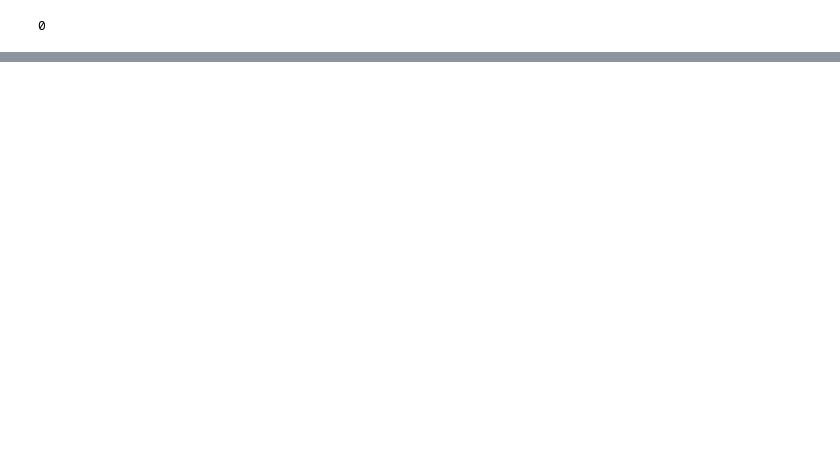
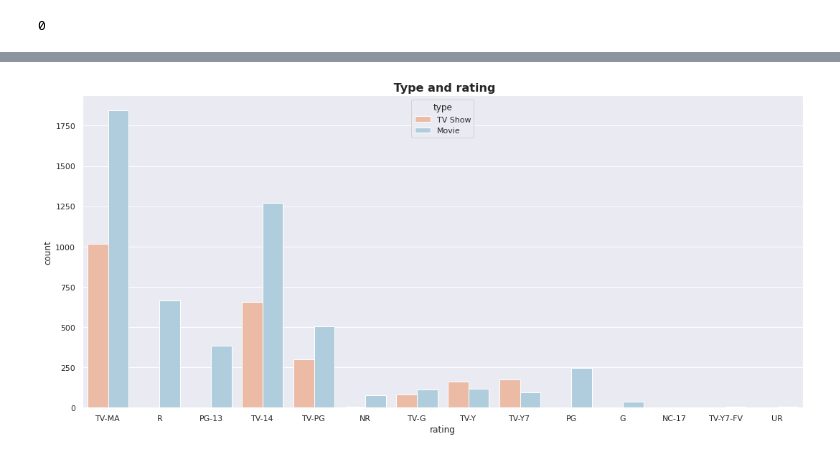
Before and after one commit to Mahima2208/Netflix_Movies_and_TVShows_Clustering, a Jupyter notebook: NETFLIX_MOVIES_AND_TV_SHOWS_CLUSTERING.ipynb, the cells around one changed output, grey strips where cells are left out. Saved outputs shown, nothing was run; the diff lists cells and outputs as text; code cells hidden in the pictures; blank space fills up the shorter version.

```diff
--- a/NETFLIX_MOVIES_AND_TV_SHOWS_CLUSTERING.ipynb
+++ b/NETFLIX_MOVIES_AND_TV_SHOWS_CLUSTERING.ipynb
@@ -258,0 +279,5 @@ netflix_df.head(5)
+# %%
+#Movie rating analysis
+plt.figure(figsize=(12,10))
+sns.set(style="darkgrid")
+ax = sns.countplot(x="rating", data=netflix_df, palette="RdBu", order=netflix_df['rating'].value_counts().index[0:15])
@@ -258,0 +286,5 @@ netflix_df.head(5)
+# %%
+# Year wise analysis
+plt.figure(figsize=(12,10))
+sns.set(style="darkgrid")
+ax = sns.countplot(y="release_year", data=netflix_df, palette="RdBu", order=netflix_df['release_year'].value_counts().index[0:15])
@@ -258,0 +356,8 @@ netflix_df.head(5)
+# %%
+# Rating
+plt.figure(figsize=(18,8))
+sns.countplot(x='rating',hue='type',data=netflix_df,palette="RdBu")
+plt.title(' Type and rating',size='16',fontweight="bold")
+plt.show()
+# %% [output]
+[figure, added]
```
Also changed, not shown: parts of 30 cells of this notebook.
